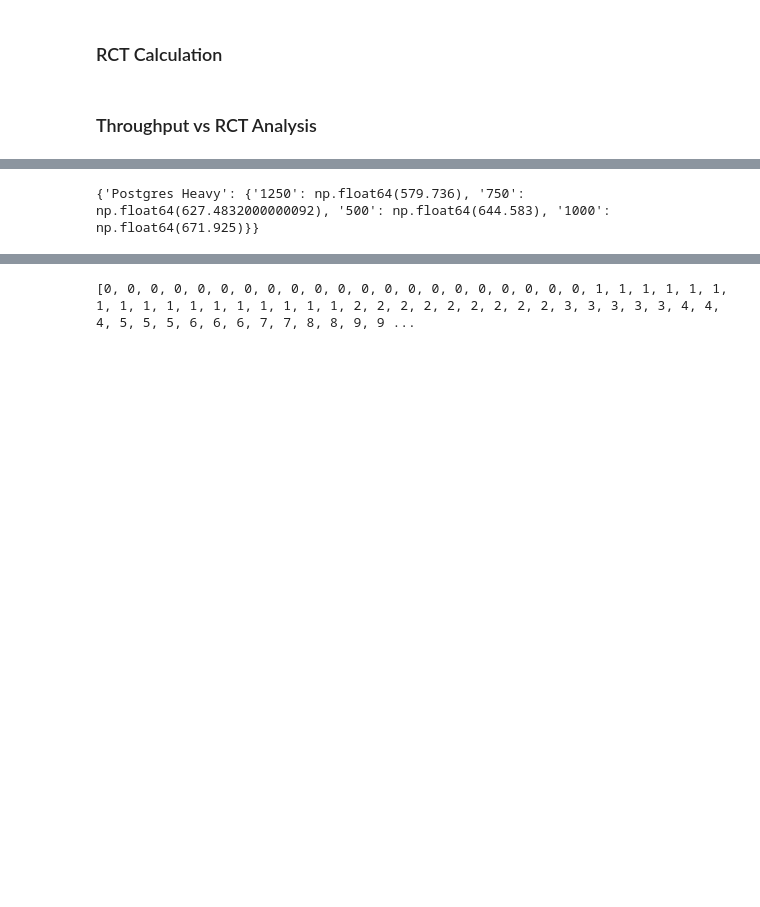
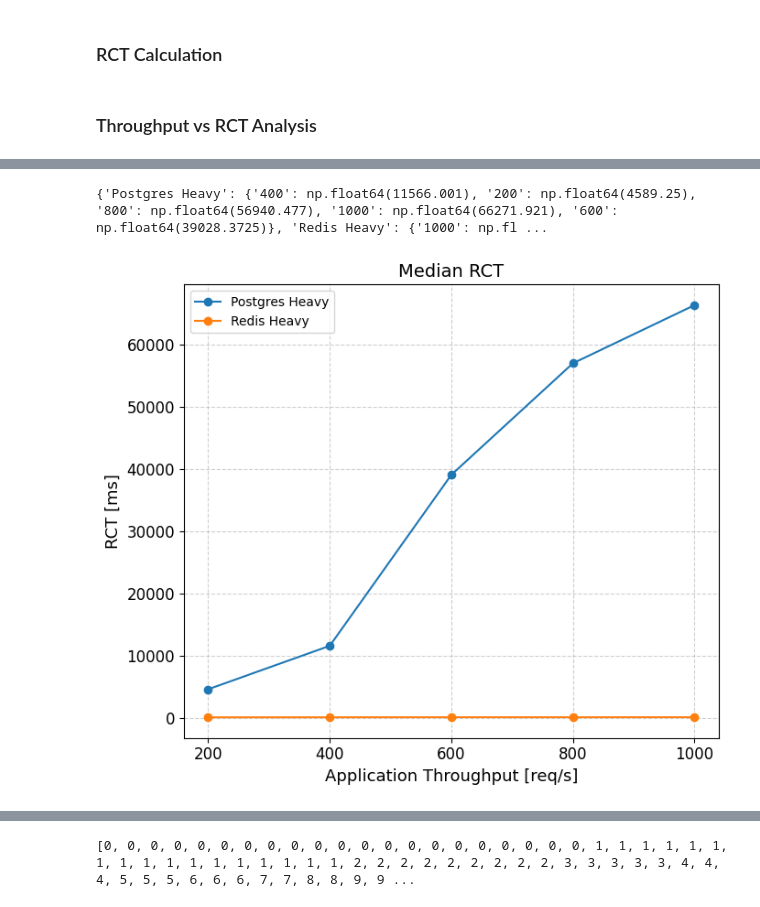
Before and after one commit to ritulS/MS_Benchmark, a Jupyter notebook: analysis.ipynb, the cells around one changed output, grey strips where cells are left out. Cells and saved outputs as stored; diff of their text form; code cells hidden in the pictures; blank space fills up the shorter version.

```diff
--- a/analysis.ipynb
+++ b/analysis.ipynb
@@ -42,4 +121,5 @@ with open(f"results/{exp_name}_rct.json", "w") as f:
 # %%
+# read in rct data for all thr values for each exp
 def read_rct_data(dir_name, exp_name):
     '''
     return: dict; key: exp_thr, value: list of rct results
@@ -56,12 +136,11 @@ def read_rct_data(dir_name, exp_name):
             rct_results[exp_thr] = res
     return (exp_name, rct_results)
 
-# read in rct data for all thr values for each exp
 pg_rct_res = read_rct_data("./results/pg_heavy_results", "Postgres Heavy")
 # mongo_rct_res = read_rct_data("./results/mongo_heavy_results")
-# redis_rct_res = read_rct_data("./results/redis_heavy_results")
+redis_rct_res = read_rct_data("./results/redis_heavy_results", "Redis Heavy")
 # print(pg_rct_res)
-rct_vs_thr_exp_input = [pg_rct_res]
+rct_vs_thr_exp_input = [pg_rct_res, redis_rct_res]
 def rct_vs_thr_exp(rct_vs_thr_exp_input, focus='median'):
     '''
     Generates a graph with x-axis thr values and y-axis rct focus values
@@ -79,8 +158,41 @@ def rct_vs_thr_exp(rct_vs_thr_exp_input, focus='median'):
             elif focus == 'p90':
                 rct = np.percentile(rct_vals, 90)
             exp_output[exp][thr] = rct
-    print(exp_output)
+    return exp_output
 
-rct_vs_thr_exp(rct_vs_thr_exp_input, focus='p90')
+exp_output = rct_vs_thr_exp(rct_vs_thr_exp_input, focus='median')
+print(exp_output)
 # %% [output]
-{'Postgres Heavy': {'1250': np.float64(579.736), '750': np.float64(627.4832000000092), '500': np.float64(644.583), '1000': np.float64(671.925)}}
+{'Postgres Heavy': {'400': np.float64(11566.001), '200': np.float64(4589.25), '800': np.float64(56940.477), '1000': np.float64(66271.921), '600': np.float64(39028.3725)}, 'Redis Heavy': {'1000': np.fl ...
+# %%
+import matplotlib.pyplot as plt
+
+def plot_throughput(data):
+
+    plt.figure(figsize=(7, 6))  # Set figure size
+
+    for label, values in data.items():
+        # Sort the keys (throughput) to ensure the line is plotted in order
+        x = sorted(values.keys(), key=lambda k: int(k))  # Convert keys to integers for sorting
+        y = [values[k] for k in x]
+
+        # Plot the line with markers
+        plt.plot(x, y, marker='o', label=label)
+
+    # Add labels and title
+    plt.xlabel('Application Throughput [req/s]', fontsize=13)
+    plt.xticks(fontsize=12)
+    plt.ylabel('RCT [ms]', fontsize=13)
+    plt.yticks(fontsize=12)
+    plt.title('Median RCT', fontsize=14)
+    plt.legend()
+    plt.grid(True, linestyle='--', alpha=0.6)  # Add grid lines
+    plt.tight_layout()  # Adjust layout to prevent clipping
+
+    # Show the plot
+    plt.show()
+
+# Call the function to plot
+plot_throughput(exp_output)
+# %% [output]
+[figure, added]
```
Also changed, not shown: parts of 5 cells of this notebook, 9 other files.
